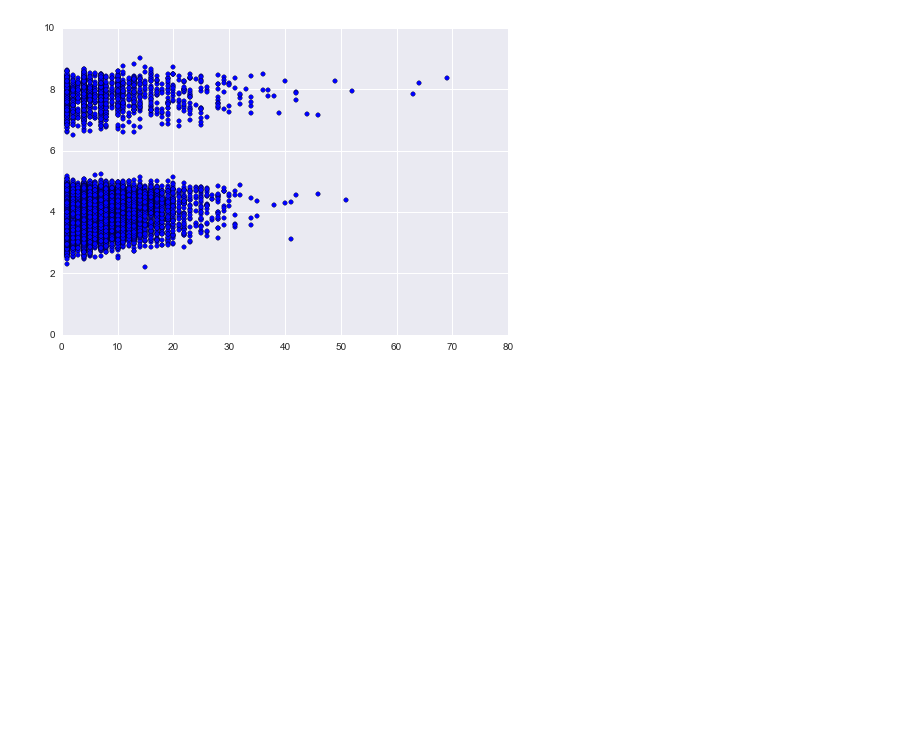
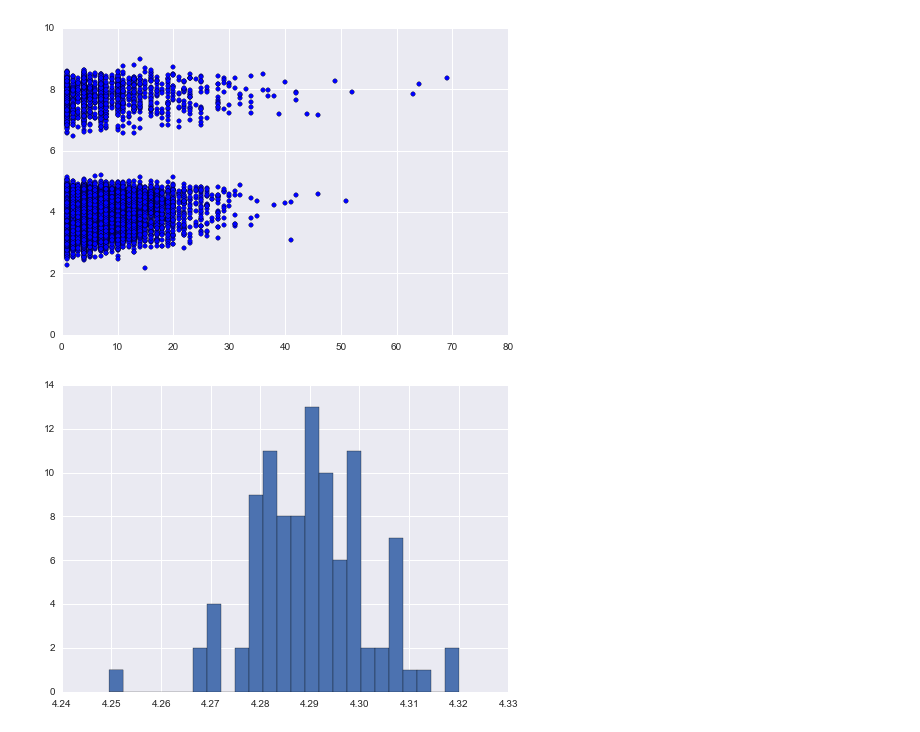
Before and after one commit to walterreade/pymc_sandbox, a Jupyter notebook: property_pymc.ipynb, the cells around one changed output. Saved outputs shown, nothing was run; the diff lists cells and outputs as text; code cells hidden in the pictures; blank space fills up the shorter version.

```diff
--- a/property_pymc.ipynb
+++ b/property_pymc.ipynb
@@ -97,3 +95,16 @@ plt.ylim((0,10))
 plt.show()
 # %% [output]
 [figure]
+# %%
+mu = ( trace['b_0'][np.newaxis, :]
+      + np.dot(T1_V8, trace['b_T1_V8'].T)
+      + (trace['b_T1_V1'][np.newaxis, :] * T1_V1[:,np.newaxis])
+      + (trace['b_T1_V2'][np.newaxis, :] * T1_V2[:,np.newaxis])
+      + (trace['b_T2_V1'][np.newaxis, :] * T2_V1[:,np.newaxis])
+      + (trace['b_T2_V2'][np.newaxis, :] * T2_V2[:,np.newaxis])
+      + (trace['b_T1_V1_T1_V2'][np.newaxis, :] * (T1_V2 * T1_V1)[:,np.newaxis])
+      )
+# %%
+plt.hist(mu[100,:], 25);
+# %% [output]
+[figure, added]
```
Also changed, not shown: parts of 5 cells of this notebook.
